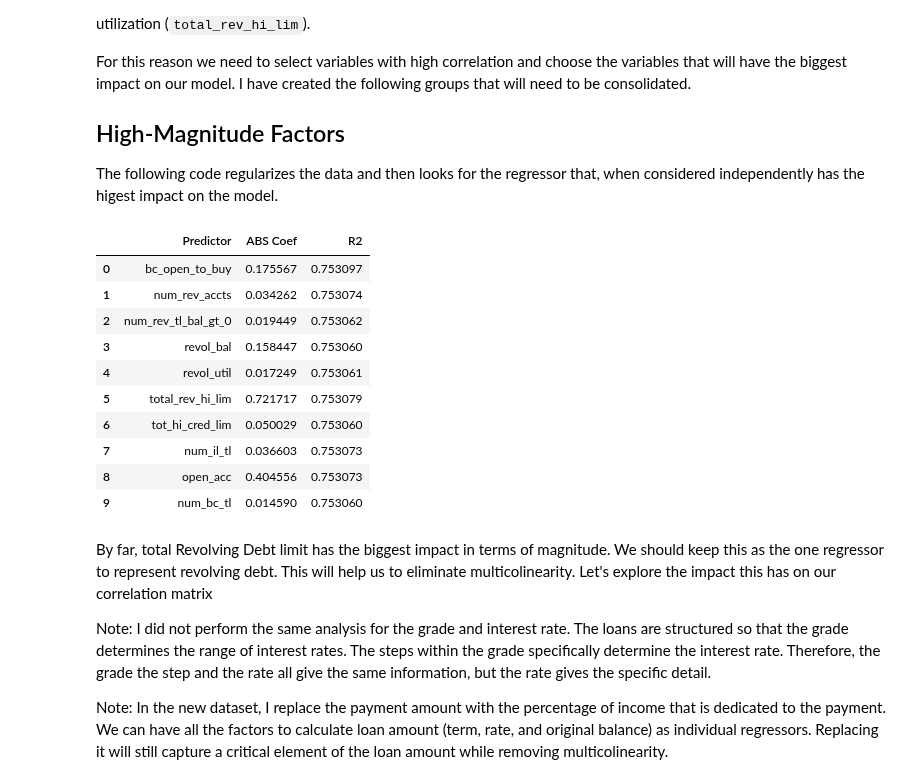
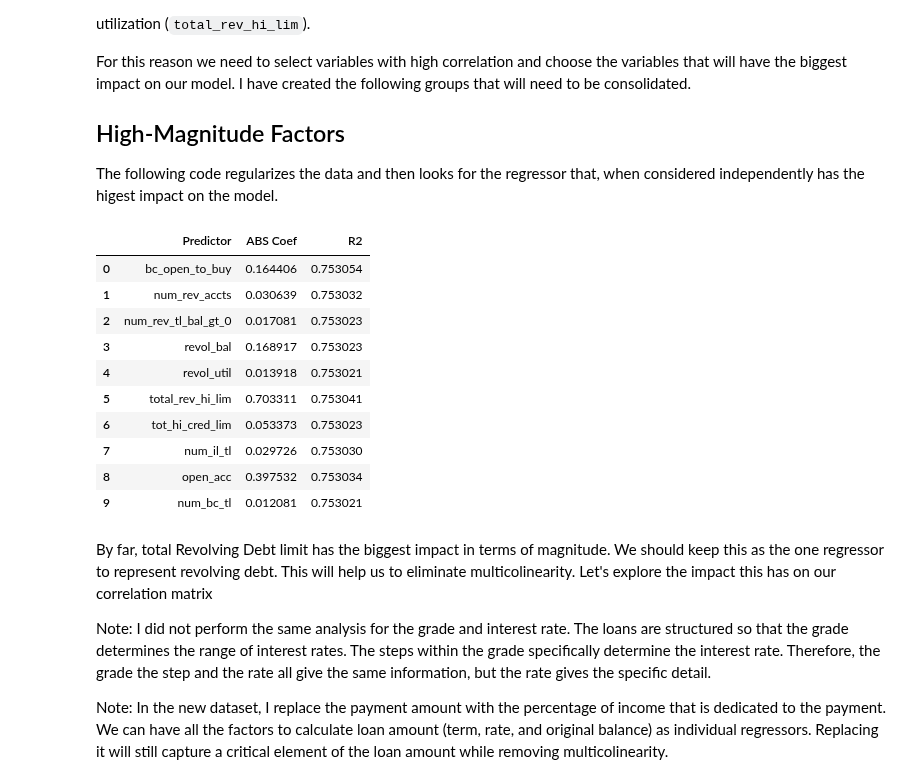
Before and after one commit to Polkaguy/Final-Project, a Jupyter notebook: Final_Project_Pavan.ipynb, the cells around one changed output. Saved outputs shown, nothing was run; the diff lists cells and outputs as text; code cells hidden in the pictures.

```diff
--- a/Final_Project_Pavan.ipynb
+++ b/Final_Project_Pavan.ipynb
@@ -471,7 +473,6 @@ The following code regularizes the data and then looks for the regressor that, w
 # %%
 # Create standardized dataframe
 std_df = nonnan_df.copy()
-std_df.drop(columns=['out_prncp', 'out_prncp_inv'],inplace=True) # Drop because there is no variation in these columns
 y=nonnan_df['total_pymnt']/nonnan_df['loan_amnt']
 for col in std_df.columns:
     std_df[col] = (std_df[col] - std_df[col].min()) / (std_df[col].max() - std_df[col].min())
@@ -479,43 +480,43 @@ x_full=std_df.drop(columns=['loan_amnt','loan_amnt'])
 # Revolving debt maximum related variables
 revolving = [
     'bc_open_to_buy',
     'num_rev_accts',
     'num_rev_tl_bal_gt_0',
     'revol_bal',
     'revol_util',
     'total_rev_hi_lim',
     'tot_hi_cred_lim',
     'num_il_tl',
     'open_acc',
     'num_bc_tl'
 ]
 
 test_df = pd.DataFrame(columns=['Predictor','ABS Coef','R2'])
 for col in revolving:
     cols_to_drop = revolving.copy()
     cols_to_drop.remove(col)
     x=x_full.drop(columns=cols_to_drop)
     test_reg = LinearRegression().fit(x,y)
     test_coef = test_reg.coef_[list(x.columns).index(col)]
     test_score = test_reg.score(x,y)
     test_df = test_df.append({
         'Predictor':col,
         'ABS Coef':abs(test_coef),
         'R2':test_score
     },ignore_index=True)
 test_df
 # %% [output]
 |  | Predictor | ABS Coef | R2 |
-| 0 | bc_open_to_buy | 0.175567 | 0.753097 |
-| 1 | num_rev_accts | 0.034262 | 0.753074 |
-| 2 | num_rev_tl_bal_gt_0 | 0.019449 | 0.753062 |
-| 3 | revol_bal | 0.158447 | 0.753060 |
-| 4 | revol_util | 0.017249 | 0.753061 |
-| 5 | total_rev_hi_lim | 0.721717 | 0.753079 |
-| 6 | tot_hi_cred_lim | 0.050029 | 0.753060 |
-| 7 | num_il_tl | 0.036603 | 0.753073 |
-| 8 | open_acc | 0.404556 | 0.753073 |
-| 9 | num_bc_tl | 0.014590 | 0.753060 |
+| 0 | bc_open_to_buy | 0.164406 | 0.753054 |
+| 1 | num_rev_accts | 0.030639 | 0.753032 |
+| 2 | num_rev_tl_bal_gt_0 | 0.017081 | 0.753023 |
+| 3 | revol_bal | 0.168917 | 0.753023 |
+| 4 | revol_util | 0.013918 | 0.753021 |
+| 5 | total_rev_hi_lim | 0.703311 | 0.753041 |
+| 6 | tot_hi_cred_lim | 0.053373 | 0.753023 |
+| 7 | num_il_tl | 0.029726 | 0.753030 |
+| 8 | open_acc | 0.397532 | 0.753034 |
+| 9 | num_bc_tl | 0.012081 | 0.753021 |
 # %% [markdown]
 By far, total Revolving Debt limit has the biggest impact in terms of magnitude. We should keep this as the one regressor to represent revolving debt. This will help us to eliminate multicolinearity. Let's explore the impact this has on our correlation matrix
 
```
Also changed, not shown: parts of 28 cells of this notebook, 1 other file.
